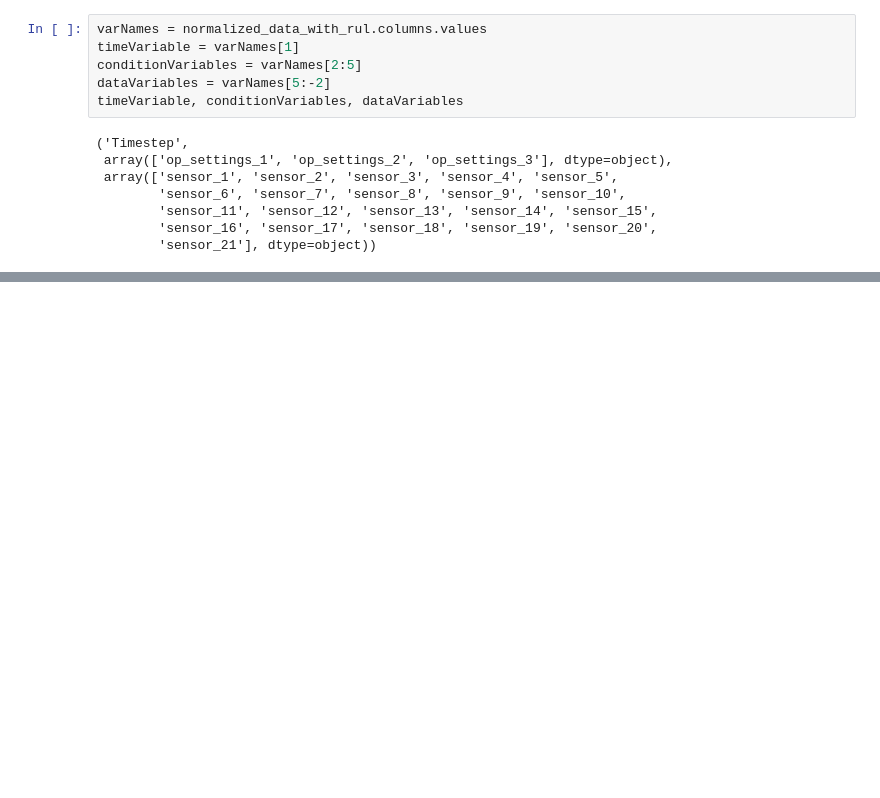
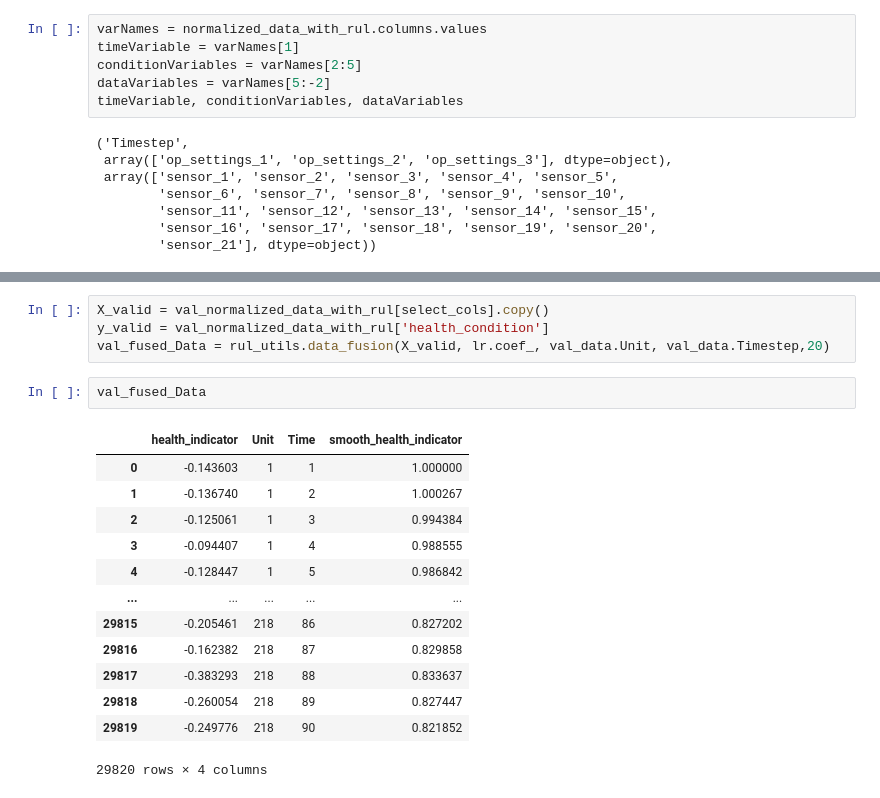
Before and after one commit to omgitsmj24/BOOT_AI_INTERN, a Jupyter notebook: RUL/matlab_data.ipynb, the cells around one changed output, grey strips where cells are left out. Drawn from its saved outputs; the diff is of its cells as text; blank space fills up the shorter version.

```diff
--- a/RUL/matlab_data.ipynb
+++ b/RUL/matlab_data.ipynb
@@ -169,0 +217,20 @@ timeVariable, conditionVariables, dataVariables
+# %%
+X_valid = val_normalized_data_with_rul[select_cols].copy()
+y_valid = val_normalized_data_with_rul['health_condition']
+val_fused_Data = rul_utils.data_fusion(X_valid, lr.coef_, val_data.Unit, val_data.Timestep,20)
+# %%
+val_fused_Data
+# %% [output]
+|  | health_indicator | Unit | Time | smooth_health_indicator |
+| 0 | -0.143603 | 1 | 1 | 1.000000 |
+| 1 | -0.136740 | 1 | 2 | 1.000267 |
+| 2 | -0.125061 | 1 | 3 | 0.994384 |
+| 3 | -0.094407 | 1 | 4 | 0.988555 |
+| 4 | -0.128447 | 1 | 5 | 0.986842 |
+| ... | ... | ... | ... | ... |
+| 29815 | -0.205461 | 218 | 86 | 0.827202 |
+| 29816 | -0.162382 | 218 | 87 | 0.829858 |
+| 29817 | -0.383293 | 218 | 88 | 0.833637 |
+| 29818 | -0.260054 | 218 | 89 | 0.827447 |
+| 29819 | -0.249776 | 218 | 90 | 0.821852 |
+29820 rows × 4 columns
```
Also changed, not shown: parts of 16 cells of this notebook, 1 other file.
